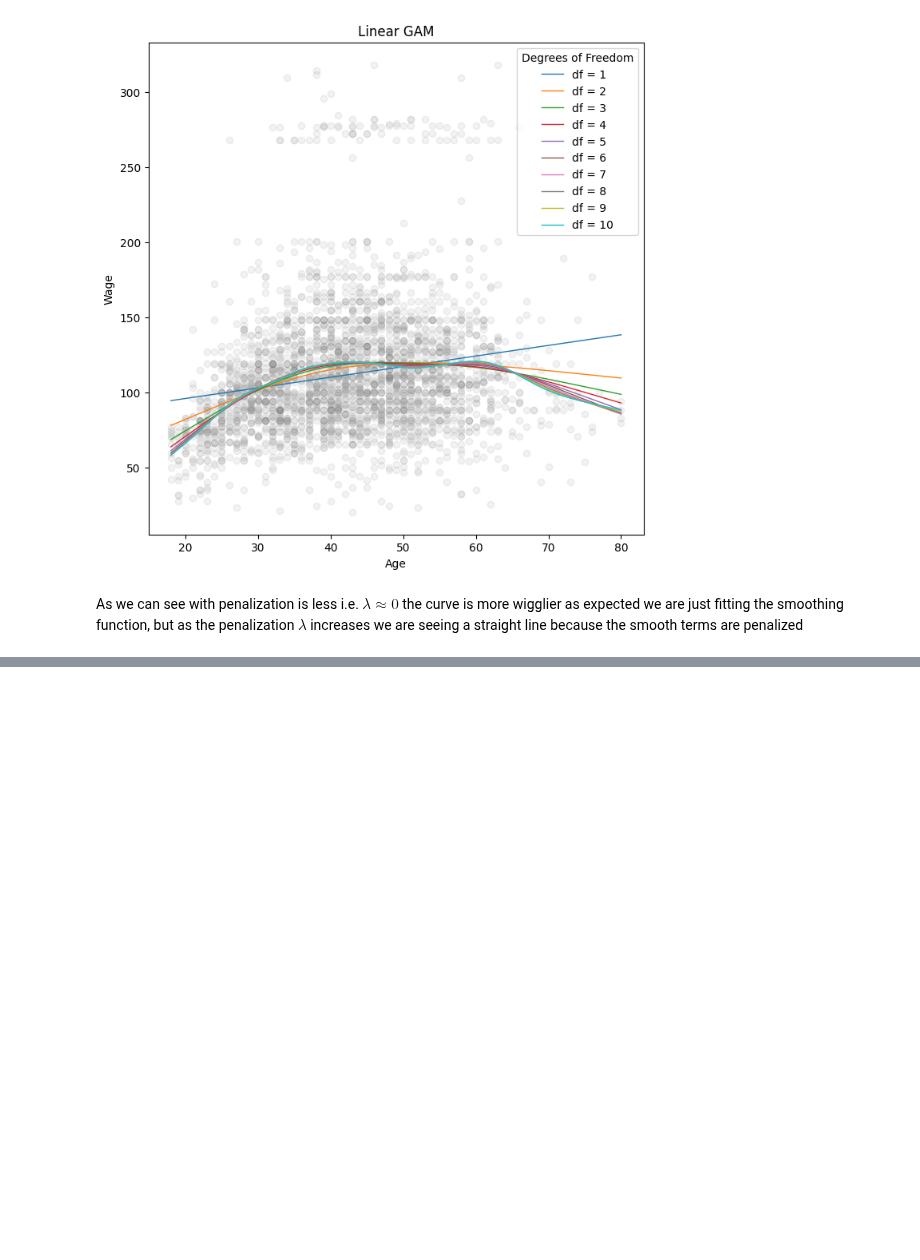
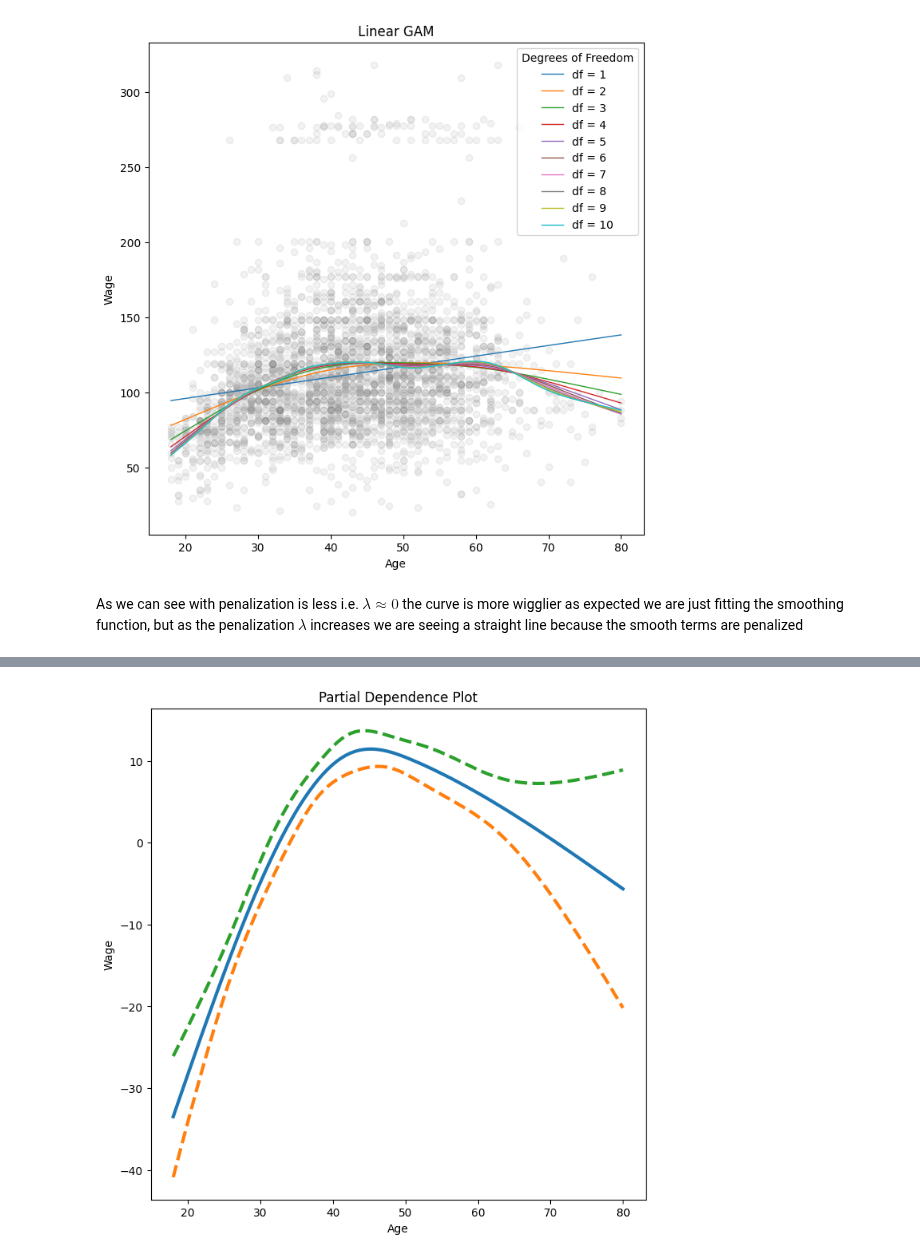
Before and after one commit to kkkamur07/ISL-Learning, a Jupyter notebook: NonLinearity/nonLinearityLab.ipynb, the cells around one changed output, grey strips where cells are left out. Drawn from its saved outputs; the diff is of its cells as text; code cells hidden in the pictures; blank space fills up the shorter version.

```diff
--- a/NonLinearity/nonLinearityLab.ipynb
+++ b/NonLinearity/nonLinearityLab.ipynb
@@ -382,3 +378,14 @@ plt.show()
 [figure]
 # %% [markdown]
 As we can see with penalization is less i.e. $\lambda \approx 0$ the curve is more wigglier as expected we are just fitting the smoothing function, but as the penalization $\lambda$ increases we are seeing a straight line because the smooth terms are penalized
+# %%
+# Additive models with several terms
+# 1. Natural splines with piecewise constant function
+# 2. Using pygam package and smoothing splines.
+
+ns_age = NaturalSpline(df = 4).fit(age)
+ns_year = NaturalSpline(df = 5).fit(data['year'])
+Xs = [ns_age.transform(age), ns_year.transform(data['year']), pd.get_dummies(data['education']).values]
+noi = np.column_stack(Xs) # Stack the columns
+model = sm.OLS(y, noi).fit()
+summarize(model)
@@ -384,0 +408,27 @@ As we can see with penalization is less i.e. $\lambda \approx 0$ the curve is mo
+# %%
+# Partial dependence plots
+# New Matrix -> Fixing all but one features at a time.
+
+age_grid = np.linspace(age.min(), age.max(), 100)
+x_age = noi.copy()[:100]
+x_age[:] = noi[:].mean(0).reshape(1,-1) # Single row containing the means of every feature
+x_age[:, :4] = ns_age.transform(age_grid) # Just changing the xage values
+preds = model.get_prediction(x_age)
+bounds_age = preds.conf_int(alpha=0.05)
+partial_age = preds.predicted_mean
+
+# to get the relative effect of centering.
+center = partial_age.mean()
+partial_age -= center
+bounds_age -= center
+
+# Plotting the partial dependence plot
+fig, ax = plt.subplots(figsize = (8,8))
+for val, ls in zip([partial_age, bounds_age[:,0], bounds_age[:,1]], ['-', '--', '--']):
+    ax.plot(age_grid, val, ls = ls, linewidth = 3)
+ax.set_title('Partial Dependence Plot')
+ax.set_ylabel('Wage')
+ax.set_xlabel('Age')
+plt.show()
+# %% [output]
+[figure, added]
```
Also changed, not shown: parts of 19 cells of this notebook.
